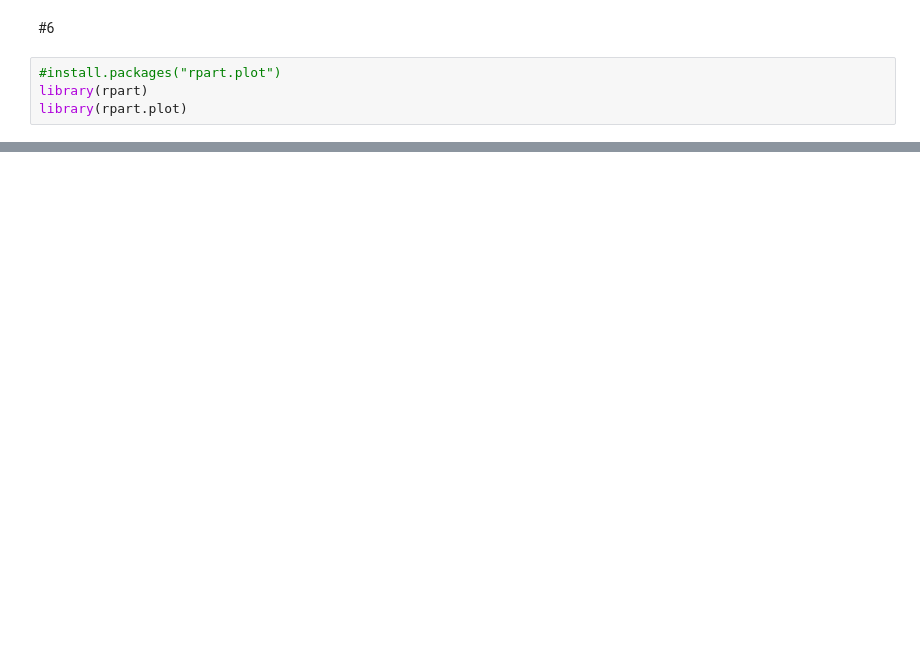
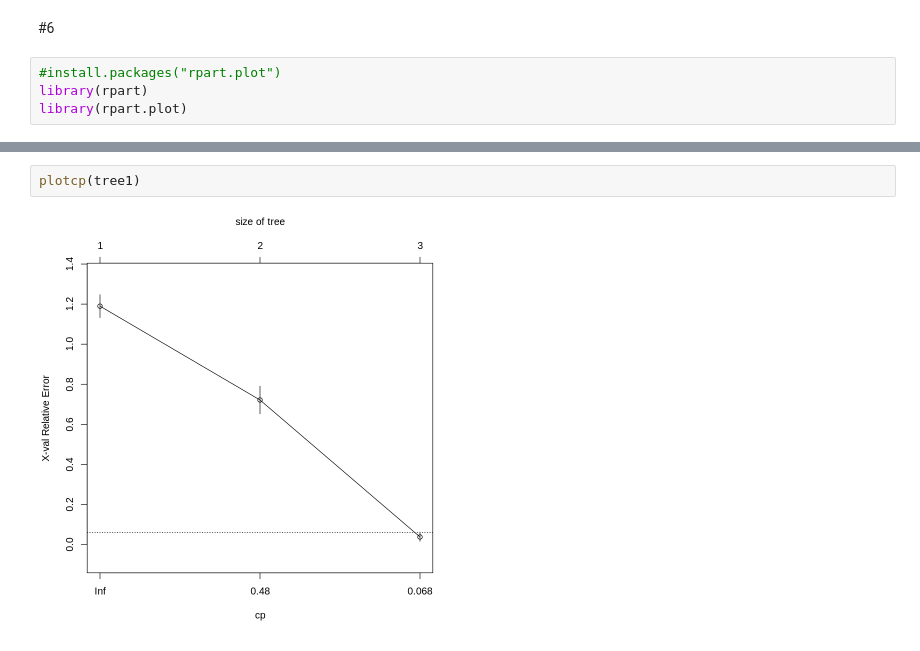
Before and after one commit to Viktory4121/MME, a Jupyter notebook: Untitled4.ipynb, the cells around one changed output, grey strips where cells are left out. Saved outputs shown, nothing was run; the diff lists cells and outputs as text; blank space fills up the shorter version.

```diff
--- a/Untitled4.ipynb
+++ b/Untitled4.ipynb
@@ -341,3 +310,7 @@ rpart.plot(tree1)
+# %%
+plotcp(tree1)
+# %% [output]
+[figure, added]
 # %%
 table_test1 <- table(test$Species, predict(tree1, test, type = 'class'))
 table_test1
```
Also changed, not shown: parts of 24 cells of this notebook.
